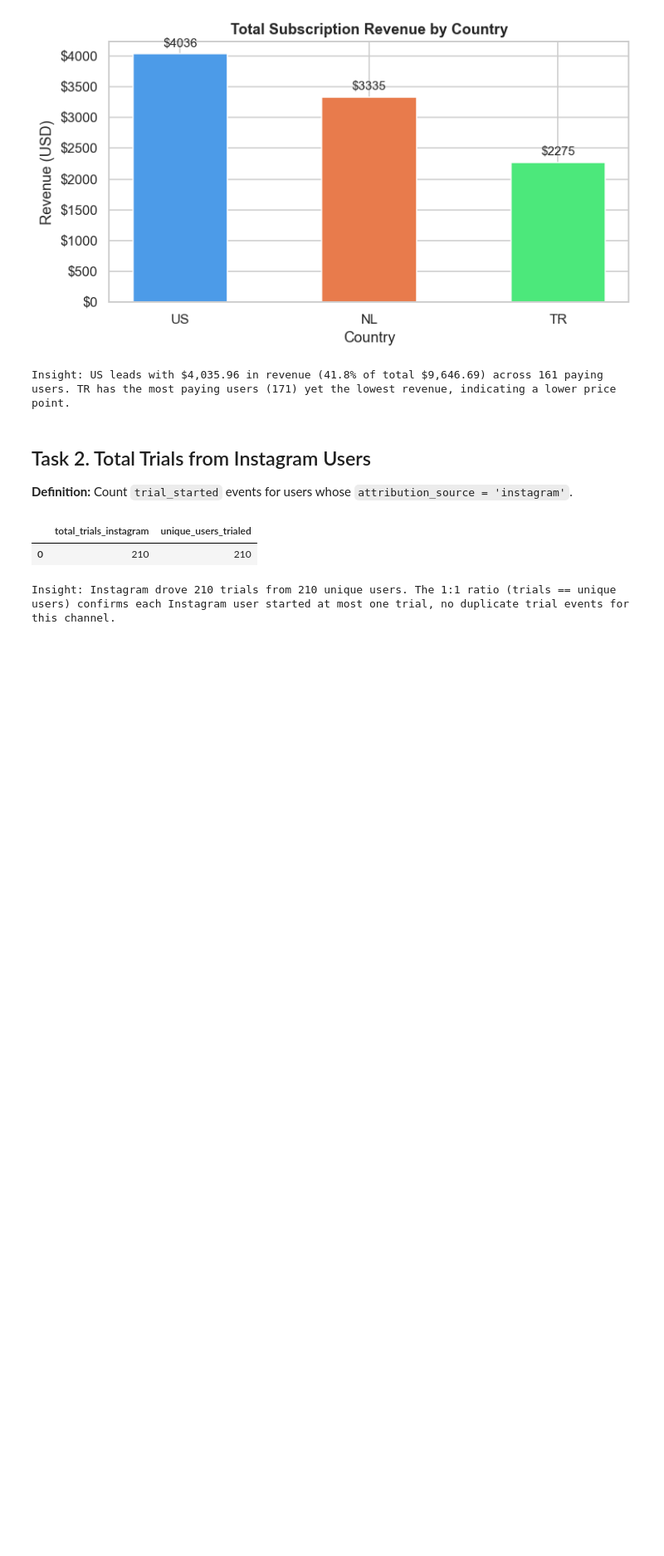
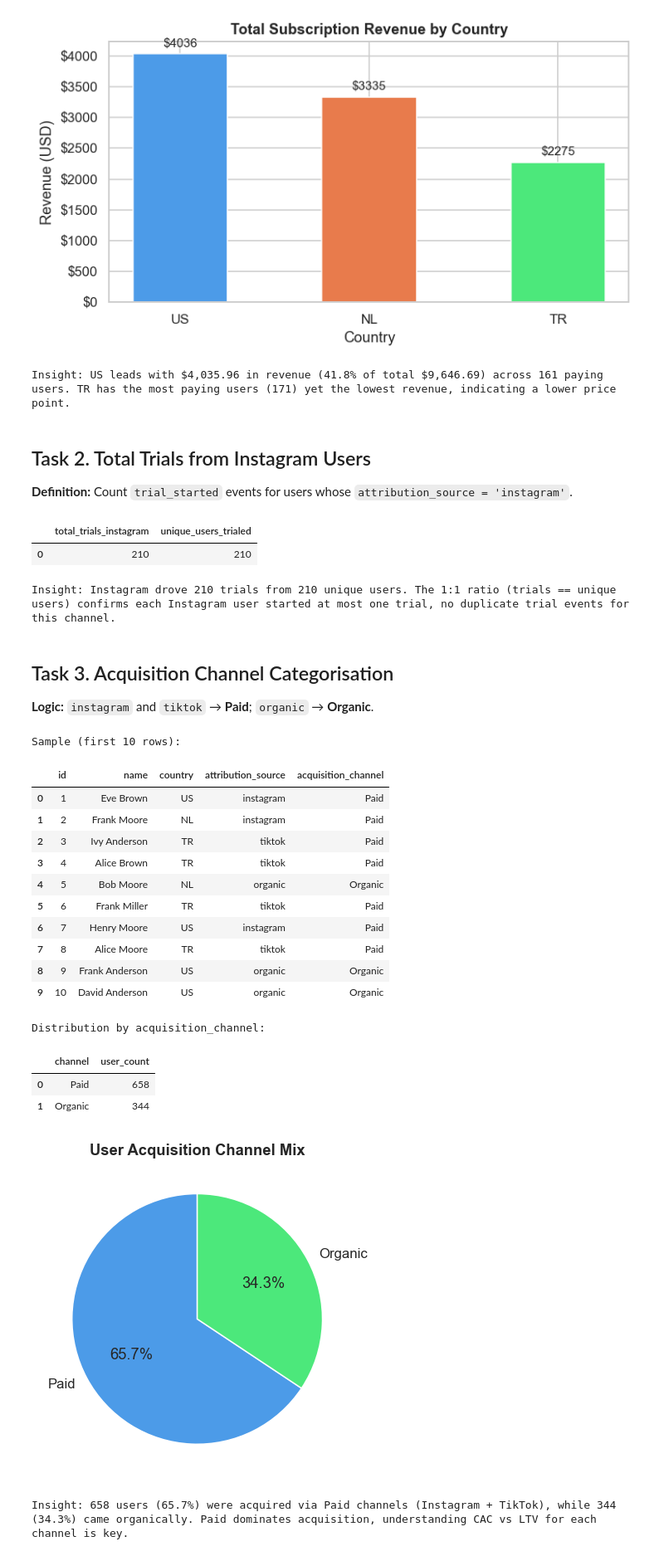
Before and after one commit to Sena-Kilinc/data-interview, a Jupyter notebook: submission.ipynb, the cells around one changed output. Shown at 83% size. Cells and saved outputs as stored; diff of their text form; code cells hidden in the pictures; blank space fills up the shorter version.

Commit message:
third task is done

```diff
--- a/submission.ipynb
+++ b/submission.ipynb
@@ -155,3 +155,80 @@ print(
 |  | total_trials_instagram | unique_users_trialed |
 | 0 | 210 | 210 |
 Insight: Instagram drove 210 trials from 210 unique users. The 1:1 ratio (trials == unique users) confirms each Instagram user started at most one trial, no duplicate trial events for this channel.
+# %% [markdown]
+## Task 3. Acquisition Channel Categorisation
+
+**Logic:** `instagram` and `tiktok` → **Paid**; `organic` → **Organic**.
+# %%
+sql_t3 = """
+SELECT
+    id,
+    name,
+    country,
+    attribution_source,
+    CASE
+        WHEN attribution_source IN ('instagram', 'tiktok') THEN 'Paid'
+        ELSE 'Organic'
+    END AS acquisition_channel
+FROM users
+ORDER BY id
+"""
+
+df3 = q(sql_t3)
+
+print("Sample (first 10 rows):")
+display(df3.head(10))
+
+print("\nDistribution by acquisition_channel:")
+dist = (
+    df3["acquisition_channel"]
+    .value_counts()
+    .rename_axis("channel")
+    .reset_index(name="user_count")
+)
+display(dist)
+
+# Pie chart with deterministic color assignment
+CHANNEL_COLORS = {"Paid": "#4C9BE8", "Organic": "#4CE87B"}
+pie_colors = [CHANNEL_COLORS[c] for c in dist["channel"]]
+
+fig, ax = plt.subplots(figsize=(5, 4))
+ax.pie(
+    dist["user_count"],
+    labels=dist["channel"],
+    autopct="%1.1f%%",
+    colors=pie_colors,
+    startangle=90,
+    wedgeprops=dict(edgecolor="white"),
+)
+ax.set_title("User Acquisition Channel Mix", fontweight="bold")
+plt.tight_layout()
+plt.show()
+
+paid_n    = int(dist.loc[dist["channel"] == "Paid",    "user_count"].values[0])
+organic_n = int(dist.loc[dist["channel"] == "Organic", "user_count"].values[0])
+total_n   = paid_n + organic_n
+print(
+    f"Insight: {paid_n} users ({paid_n/total_n*100:.1f}%) were acquired via Paid channels "
+    f"(Instagram + TikTok), while {organic_n} ({organic_n/total_n*100:.1f}%) came organically. "
+    f"Paid dominates acquisition, understanding CAC vs LTV for each channel is key."
+)
+# %% [output]
+Sample (first 10 rows):
+|  | id | name | country | attribution_source | acquisition_channel |
+| 0 | 1 | Eve Brown | US | instagram | Paid |
+| 1 | 2 | Frank Moore | NL | instagram | Paid |
+| 2 | 3 | Ivy Anderson | TR | tiktok | Paid |
+| 3 | 4 | Alice Brown | TR | tiktok | Paid |
+| 4 | 5 | Bob Moore | NL | organic | Organic |
+| 5 | 6 | Frank Miller | TR | tiktok | Paid |
+| 6 | 7 | Henry Moore | US | instagram | Paid |
+| 7 | 8 | Alice Moore | TR | tiktok | Paid |
+| 8 | 9 | Frank Anderson | US | organic | Organic |
+| 9 | 10 | David Anderson | US | organic | Organic |
+Distribution by acquisition_channel:
+|  | channel | user_count |
+| 0 | Paid | 658 |
+| 1 | Organic | 344 |
+[figure, added]
+Insight: 658 users (65.7%) were acquired via Paid channels (Instagram + TikTok), while 344 (34.3%) came organically. Paid dominates acquisition, understanding CAC vs LTV for each channel is key.
```
